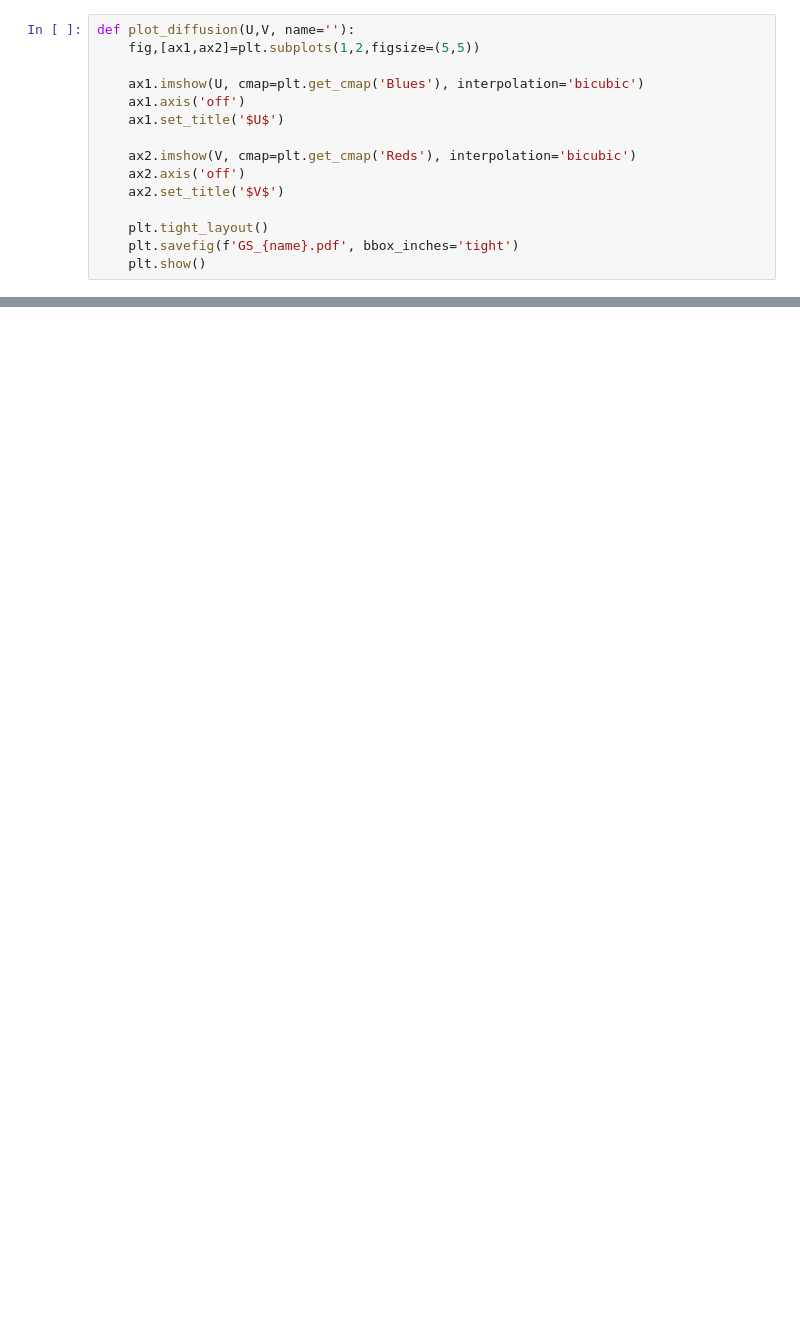
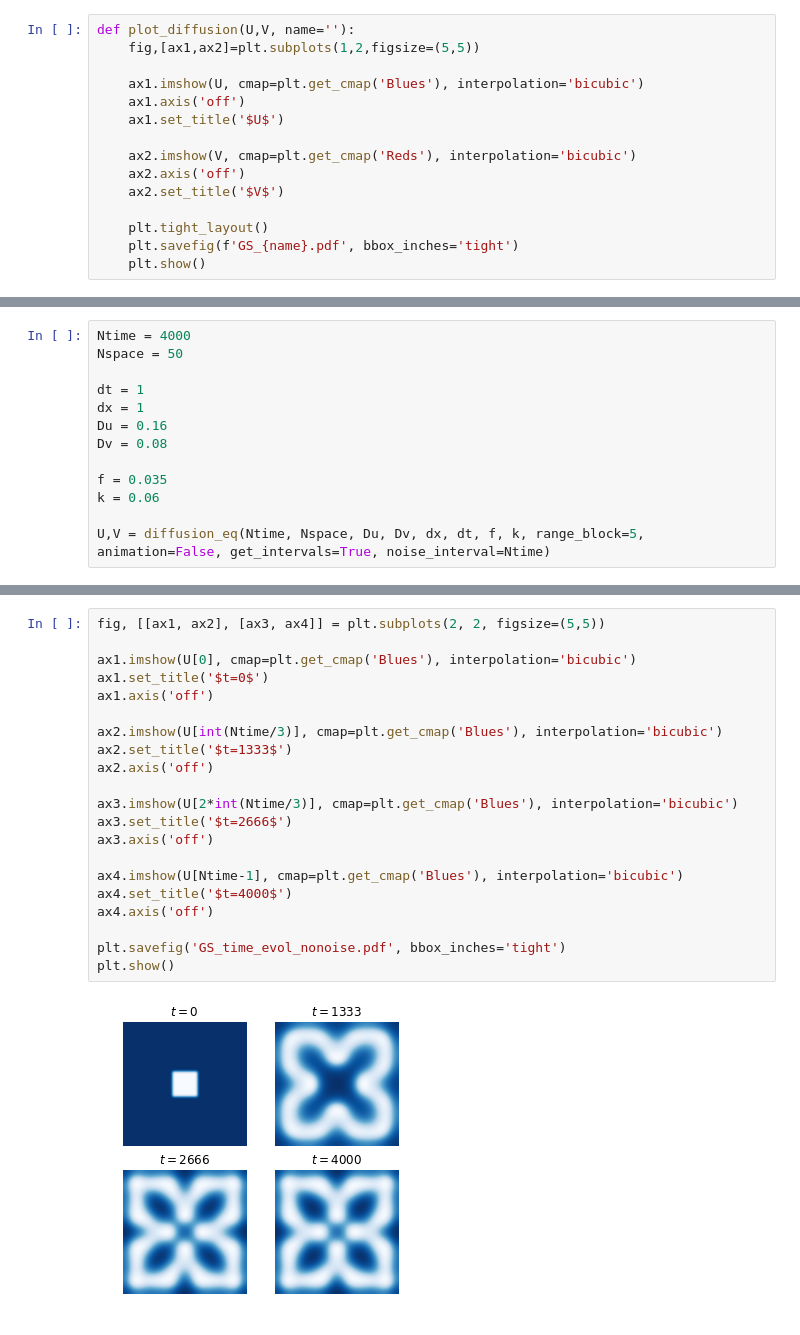
Before and after one commit to GVaessen/Scientific-Computing, a Jupyter notebook: 2.3.ipynb, the cells around one changed output, grey strips where cells are left out. Saved outputs shown, nothing was run; the diff lists cells and outputs as text; blank space fills up the shorter version.

```diff
--- a/2.3.ipynb
+++ b/2.3.ipynb
@@ -150,0 +179,13 @@ plot_diffusion(U,V, name='nonoise')
+# %%
+Ntime = 4000
+Nspace = 50
+
+dt = 1
+dx = 1
+Du = 0.16
+Dv = 0.08
+
+f = 0.035
+k = 0.06
+
+U,V = diffusion_eq(Ntime, Nspace, Du, Dv, dx, dt, f, k, range_block=5, animation=False, get_intervals=True, noise_interval=Ntime)
@@ -150,0 +210,23 @@ plot_diffusion(U,V, name='nonoise')
+# %%
+fig, [[ax1, ax2], [ax3, ax4]] = plt.subplots(2, 2, figsize=(5,5))
+
+ax1.imshow(U[0], cmap=plt.get_cmap('Blues'), interpolation='bicubic')
+ax1.set_title('$t=0$')
+ax1.axis('off')
+
+ax2.imshow(U[int(Ntime/3)], cmap=plt.get_cmap('Blues'), interpolation='bicubic')
+ax2.set_title('$t=1333$')
+ax2.axis('off')
+
+ax3.imshow(U[2*int(Ntime/3)], cmap=plt.get_cmap('Blues'), interpolation='bicubic')
+ax3.set_title('$t=2666$')
+ax3.axis('off')
+
+ax4.imshow(U[Ntime-1], cmap=plt.get_cmap('Blues'), interpolation='bicubic')
+ax4.set_title('$t=4000$')
+ax4.axis('off')
+
+plt.savefig('GS_time_evol_nonoise.pdf', bbox_inches='tight')
+plt.show()
+# %% [output]
+[figure, added]
```
Also changed, not shown: parts of 9 cells of this notebook, 1 other file.
